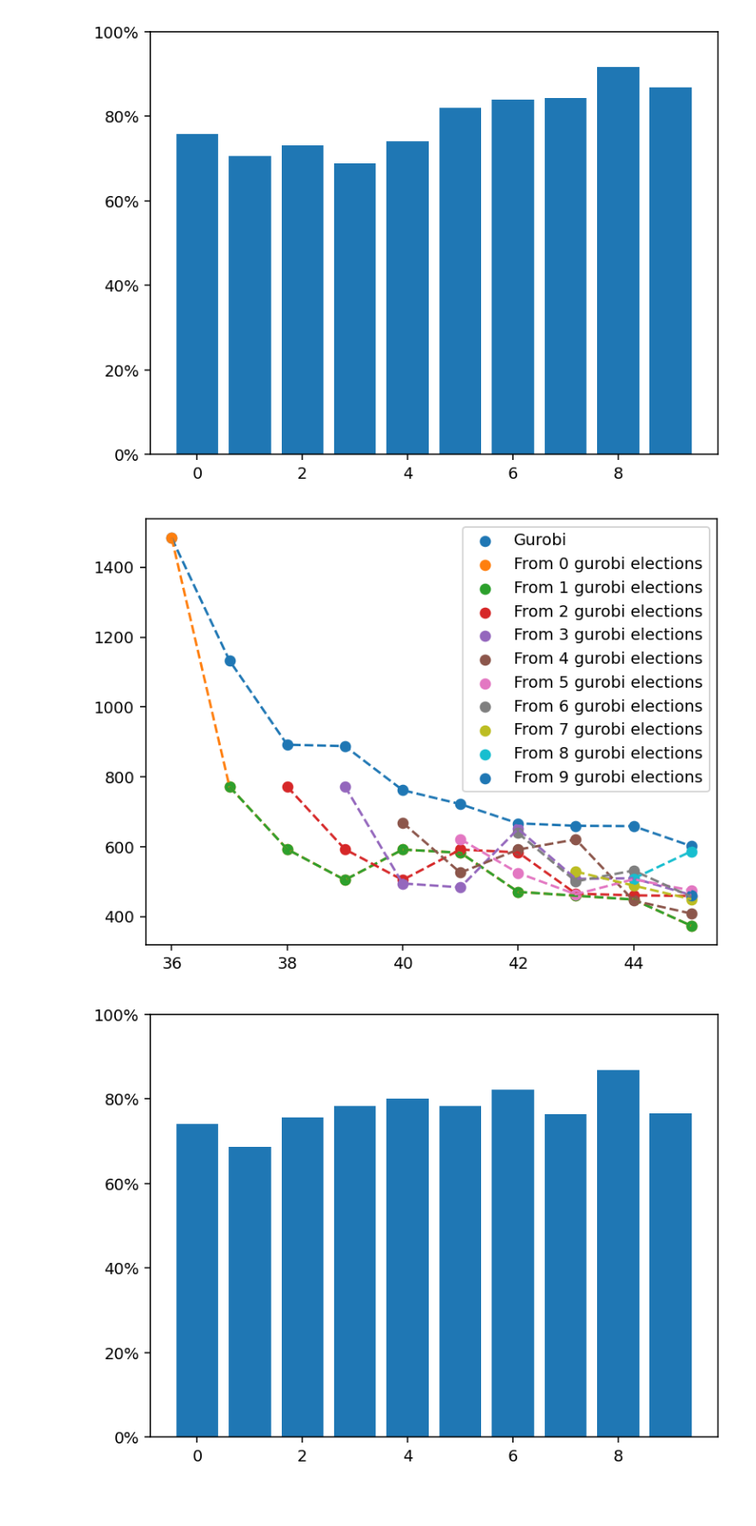
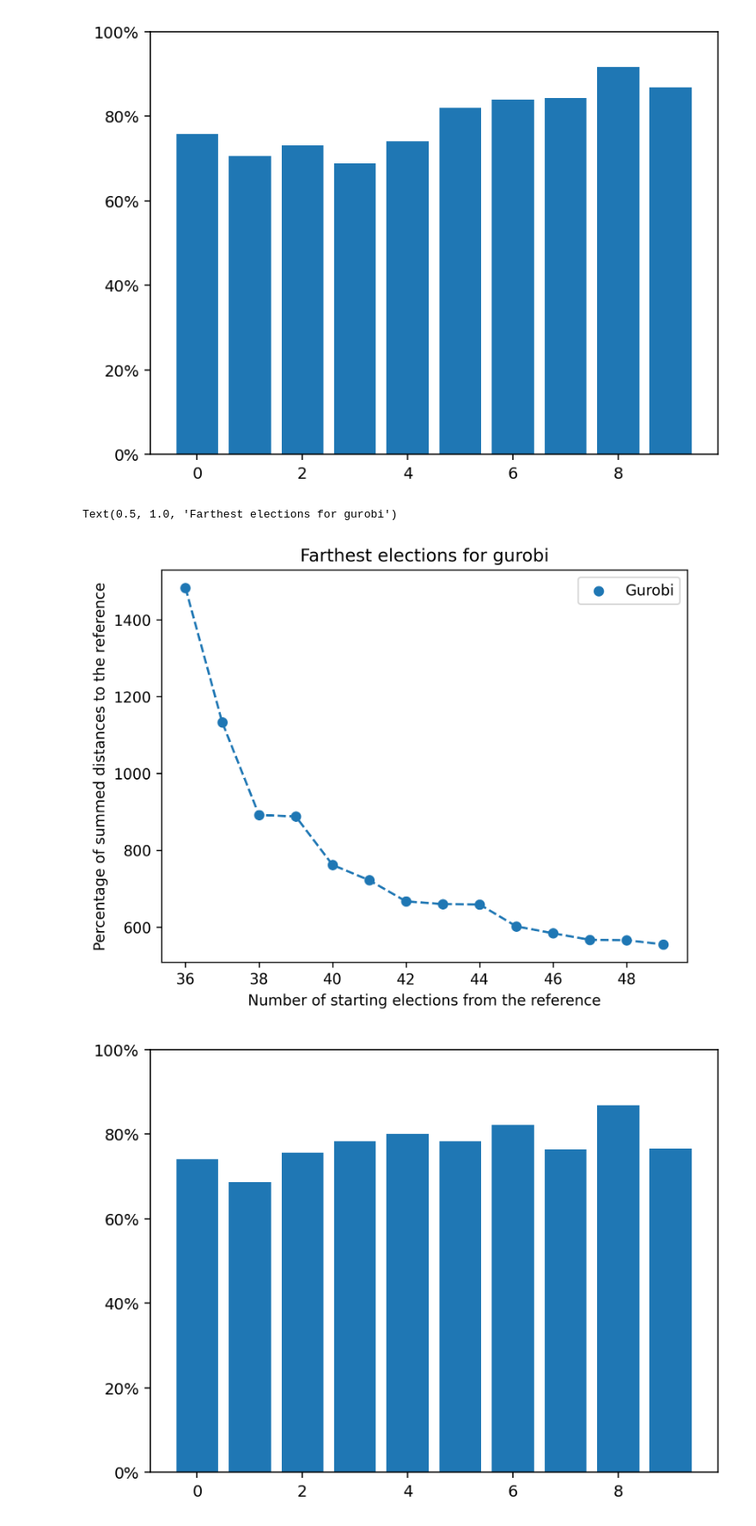
Before and after one commit to Janix4000/holes-in-elections, a Jupyter notebook: approval_l1/comparison.ipynb, the cells around one changed output. Shown: that part at 86% size. Saved outputs shown, nothing was run; the diff lists cells and outputs as text; code cells hidden in the pictures; blank space fills up the shorter version.

Commit message:
Plot gurobi

```diff
--- a/approval_l1/comparison.ipynb
+++ b/approval_l1/comparison.ipynb
@@ -15,7 +15,7 @@ from scripts.approvalwise_vector import get_approvalwise_vectors
 from matplotlib import ticker
 
 
-plt.rcParams['figure.dpi'] = 140
+plt.rcParams['figure.dpi'] = 300
 
 %load_ext autoreload
 %autoreload 2
@@ -328,10 +331,14 @@ csvString = """experiment_size,distance,execution_time,num_starting_elections
 # Convert String into StringIO
 csvStringIO = StringIO(csvString)
 reports = split_reports_if_necessary(pd.read_csv(csvStringIO))
-# %%
-plot_trajectories(gurobi_report, reports)
-# %% [output]
-[figure, removed]
+# %%
+plot_trajectories(gurobi_report, [])
+plt.xlabel('Number of starting elections from the reference')
+plt.ylabel('Percentage of summed distances to the reference')
+plt.title(f'Farthest elections for gurobi')
+# %% [output]
+Text(0.5, 1.0, 'Farthest elections for gurobi')
+[figure, added]
 # %%
 metric = get_metric(gurobi_report, reports)
 plot_metric(metric)
```
Also changed, not shown: parts of 7 cells of this notebook, 3 other files.
